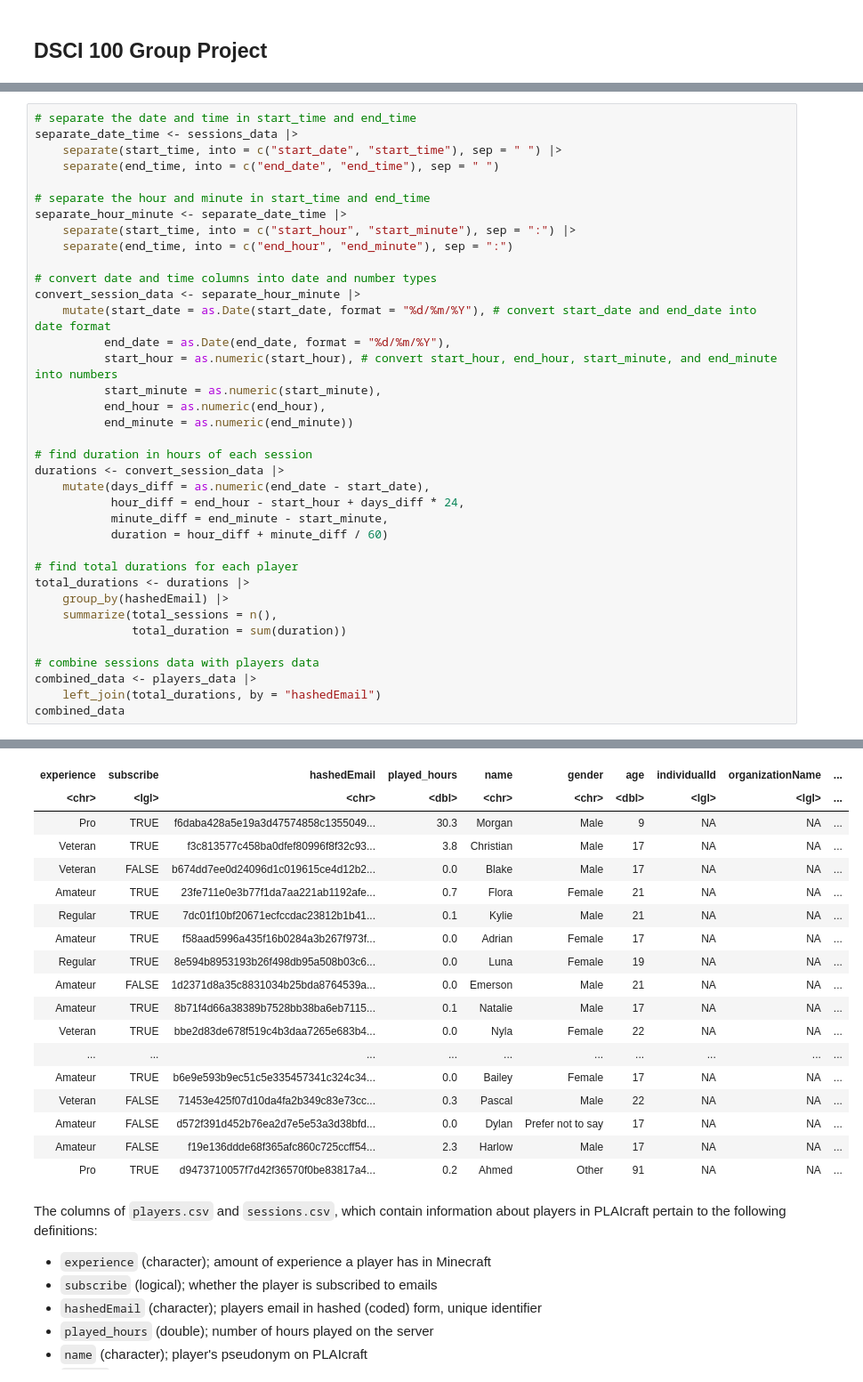
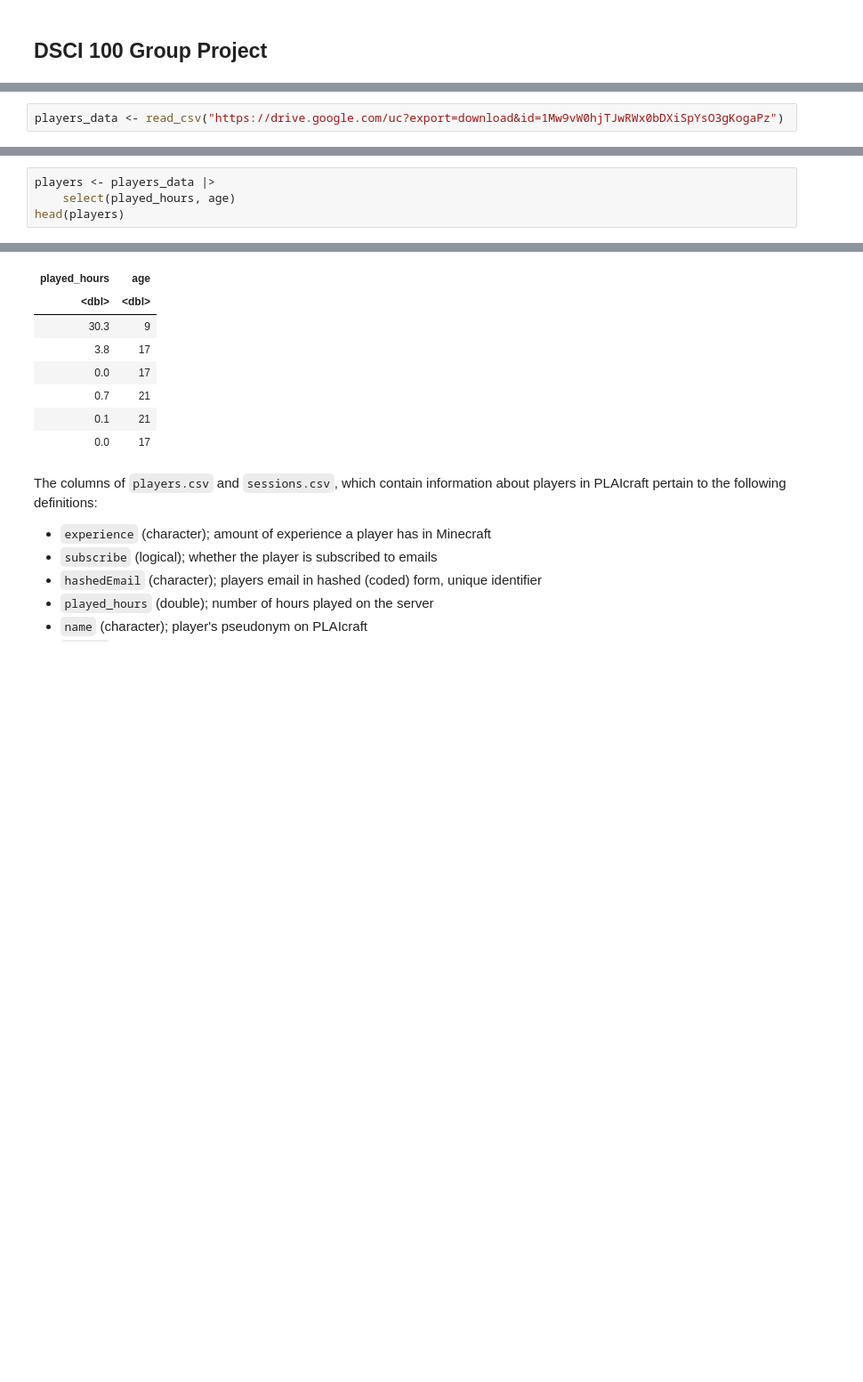
Before and after one commit to aishu-09/ds-project, a Jupyter notebook: final-report.ipynb, the cells around one changed output, grey strips where cells are left out. Shown: that part at 89% size. Drawn from its saved outputs; the diff is of its cells as text; blank space fills up the shorter version.

Commit message:
wrangle data

```diff
--- a/final-report.ipynb
+++ b/final-report.ipynb
@@ -28,0 +25,2 @@ dbl (2): original_start_time, original_end_time
+# %%
+players_data <- read_csv("https://drive.google.com/uc?export=download&id=1Mw9vW0hjTJwRWx0bDXiSpYsO3gKogaPz")
@@ -29,38 +45,5 @@ dbl (2): original_start_time, original_end_time
 # %%
-# separate the date and time in start_time and end_time
-separate_date_time <- sessions_data |>
-    separate(start_time, into = c("start_date", "start_time"), sep = " ") |>
-    separate(end_time, into = c("end_date", "end_time"), sep = " ")
-
-# separate the hour and minute in start_time and end_time
-separate_hour_minute <- separate_date_time |>
-    separate(start_time, into = c("start_hour", "start_minute"), sep = ":") |>
-    separate(end_time, into = c("end_hour", "end_minute"), sep = ":")
-
-# convert date and time columns into date and number types
-convert_session_data <- separate_hour_minute |>
-    mutate(start_date = as.Date(start_date, format = "%d/%m/%Y"), # convert start_date and end_date into date format
-          end_date = as.Date(end_date, format = "%d/%m/%Y"),
-          start_hour = as.numeric(start_hour), # convert start_hour, end_hour, start_minute, and end_minute into numbers
-          start_minute = as.numeric(start_minute),
-          end_hour = as.numeric(end_hour),
-          end_minute = as.numeric(end_minute))
-
-# find duration in hours of each session
-durations <- convert_session_data |>
-    mutate(days_diff = as.numeric(end_date - start_date),
-           hour_diff = end_hour - start_hour + days_diff * 24,
-           minute_diff = end_minute - start_minute,
-           duration = hour_diff + minute_diff / 60)
-
-# find total durations for each player
-total_durations <- durations |>
-    group_by(hashedEmail) |>
-    summarize(total_sessions = n(),
-              total_duration = sum(duration))
-
-# combine sessions data with players data
-combined_data <- players_data |>
-    left_join(total_durations, by = "hashedEmail")
-combined_data
+players <- players_data |>
+    select(played_hours, age)
+head(players)
 # %% [output]
@@ -68,21 +51,11 @@ A spec_tbl_df: 196 × 11
-| experience | subscribe | hashedEmail | played_hours | name | gender | age | individualId | organizationName | ... |
-| <chr> | <lgl> | <chr> | <dbl> | <chr> | <chr> | <dbl> | <lgl> | <lgl> | ... |
-| Pro | TRUE | f6daba428a5e19a3d47574858c1355049... | 30.3 | Morgan | Male | 9 | NA | NA | ... |
-| Veteran | TRUE | f3c813577c458ba0dfef80996f8f32c93... | 3.8 | Christian | Male | 17 | NA | NA | ... |
-| Veteran | FALSE | b674dd7ee0d24096d1c019615ce4d12b2... | 0.0 | Blake | Male | 17 | NA | NA | ... |
-| Amateur | TRUE | 23fe711e0e3b77f1da7aa221ab1192afe... | 0.7 | Flora | Female | 21 | NA | NA | ... |
-| Regular | TRUE | 7dc01f10bf20671ecfccdac23812b1b41... | 0.1 | Kylie | Male | 21 | NA | NA | ... |
-| Amateur | TRUE | f58aad5996a435f16b0284a3b267f973f... | 0.0 | Adrian | Female | 17 | NA | NA | ... |
-| Regular | TRUE | 8e594b8953193b26f498db95a508b03c6... | 0.0 | Luna | Female | 19 | NA | NA | ... |
-| Amateur | FALSE | 1d2371d8a35c8831034b25bda8764539a... | 0.0 | Emerson | Male | 21 | NA | NA | ... |
-| Amateur | TRUE | 8b71f4d66a38389b7528bb38ba6eb7115... | 0.1 | Natalie | Male | 17 | NA | NA | ... |
-| Veteran | TRUE | bbe2d83de678f519c4b3daa7265e683b4... | 0.0 | Nyla | Female | 22 | NA | NA | ... |
-| ... | ... | ... | ... | ... | ... | ... | ... | ... | ... |
-| Amateur | TRUE | b6e9e593b9ec51c5e335457341c324c34... | 0.0 | Bailey | Female | 17 | NA | NA | ... |
-| Veteran | FALSE | 71453e425f07d10da4fa2b349c83e73cc... | 0.3 | Pascal | Male | 22 | NA | NA | ... |
-| Amateur | FALSE | d572f391d452b76ea2d7e5e53a3d38bfd... | 0.0 | Dylan | Prefer not to say | 17 | NA | NA | ... |
-| Amateur | FALSE | f19e136ddde68f365afc860c725ccff54... | 2.3 | Harlow | Male | 17 | NA | NA | ... |
-| Pro | TRUE | d9473710057f7d42f36570f0be83817a4... | 0.2 | Ahmed | Other | 91 | NA | NA | ... |
+| played_hours | age |
+| <dbl> | <dbl> |
+| 30.3 | 9 |
+| 3.8 | 17 |
+| 0.0 | 17 |
+| 0.7 | 21 |
+| 0.1 | 21 |
+| 0.0 | 17 |
 # %% [markdown]
 The columns of `players.csv`  and `sessions.csv`, which contain information about players in PLAIcraft pertain to the following definitions:
 - `experience` (character);  amount of experience a player has in Minecraft
```
Also changed, not shown: parts of 3 cells of this notebook.
